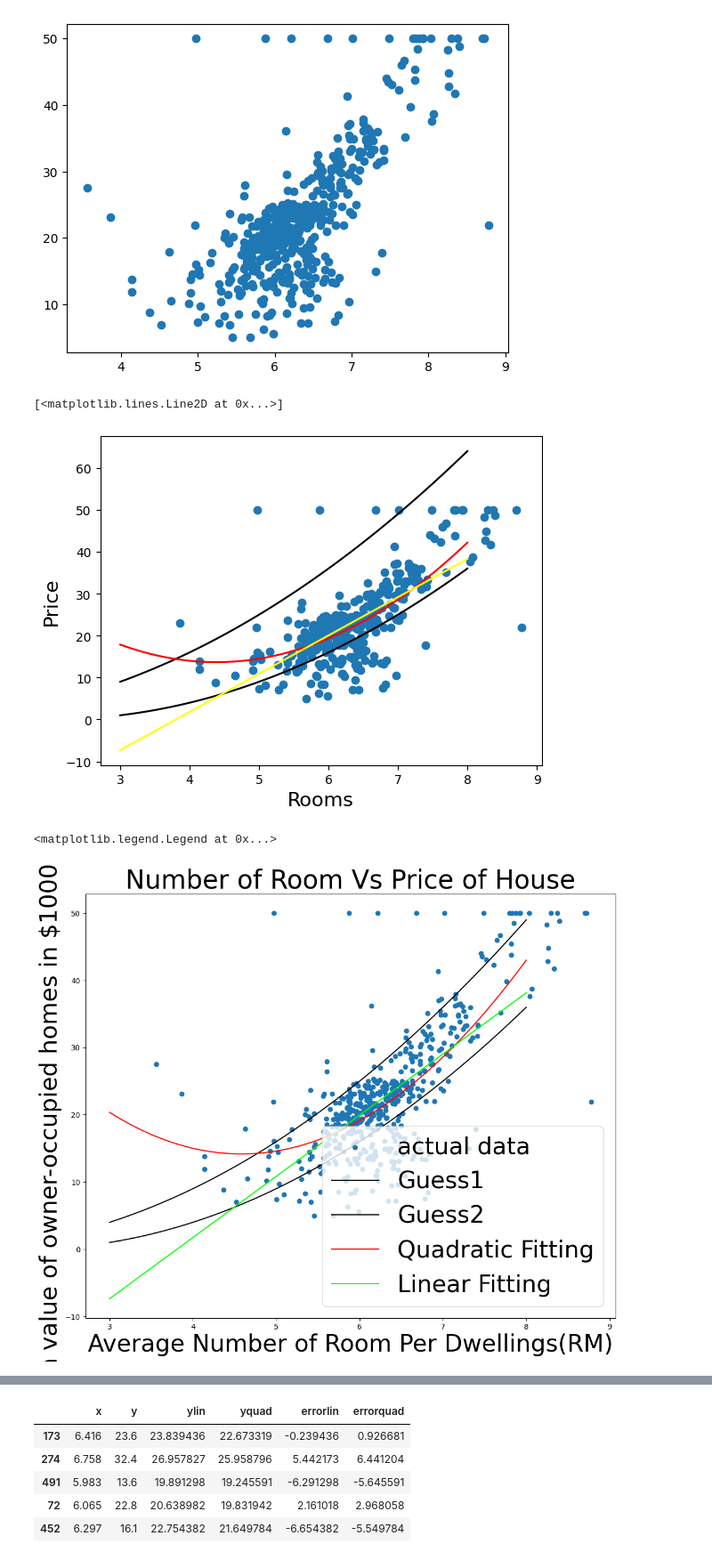
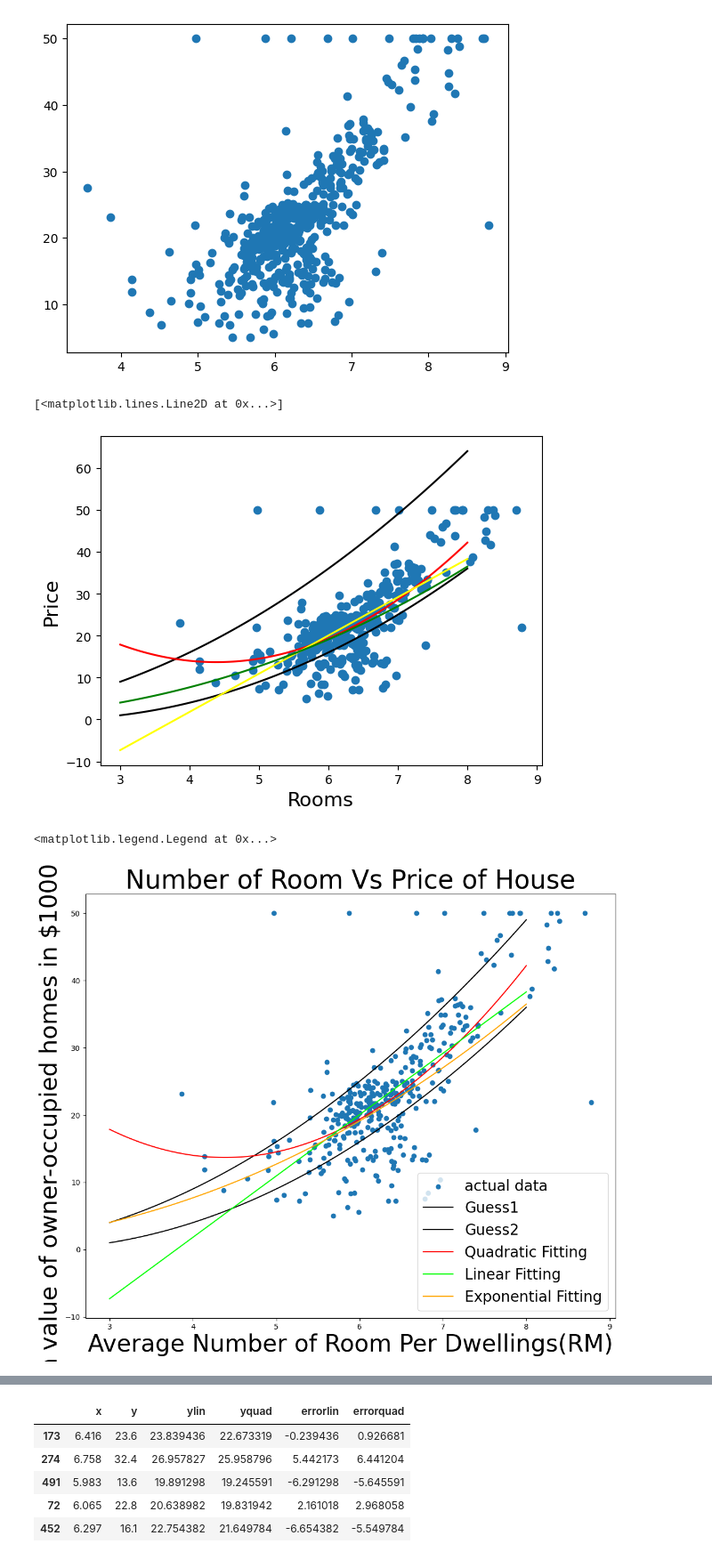
Before and after one commit to abiral-adhikari/mcsc-project, a Jupyter notebook: quatratic.ipynb, the cells around one changed output, grey strips where cells are left out. Shown at 89% size. Drawn from its saved outputs; the diff is of its cells as text; code cells hidden in the pictures.

```diff
--- a/quatratic.ipynb
+++ b/quatratic.ipynb
@@ -68,6 +72,10 @@ sumx4=data2['x4'].sum()
 sumy=data2['y'].sum()
 sumxy=data2['xy'].sum()
 sumx2y=data2['x2y'].sum()
+sumX=data2['X'].sum()
+sumY=data2['Y'].sum()
+sumXY=data2['XY'].sum()
+sumX2=data2['X2'].sum()
 n=data2['x'].count()
 # %%
 n
@@ -101,3 +111,9 @@ coff2=np.linalg.solve(A2,B2)
 coff2
 # %% [output]
 array([  9.1181022 , -34.66230744])
+# %%
+# Finding the cofficient of linearly transformed exponential regression
+A2=np.array([[n,sumX],[sumX,sumX2]])
+B2=np.array([sumY,sumXY])
+coff3=np.linalg.solve(A2,B2)
+coff3
@@ -104,3 +122,6 @@ array([  9.1181022 , -34.66230744])
+# %%
+a=np.exp(coff3[0])
+b=coff3[1]
 # %%
 plt.scatter(data['RM'],data['MEDV'])
 # %% [output]
@@ -116,6 +137,11 @@ def soln(x):
 def soln2(x):
     y=coff2[0]*x+coff2[1]
     return y
+# %%
+#Predicted Exponential Function
+def soln3(x):
+    y=a*(x**b)
+    return y
 # %%
 
 array=np.linspace(3,8,100)
@@ -126,24 +152,26 @@ plt.plot(array,np.vectorize(lambda x:((x)**2)/1)(array),'black')
 plt.plot(array,np.vectorize(lambda x:((x-2)**2)/1)(array),'black')
 plt.plot(array,np.vectorize(soln)(array),'r')
 plt.plot(array,np.vectorize(soln2)(array),'yellow')
+plt.plot(array,np.vectorize(soln3)(array),'green')
 # %% [output]
 [<matplotlib.lines.Line2D at 0x...>]
-[figure, old version]
+[figure, new version]
 # %%
 fig=plt.figure(figsize=(10,8))
 ax=fig.add_axes([0,0,1,1])
 ax.set_xlabel("Average Number of Room Per Dwellings(RM)",fontsize=32)
 ax.set_ylabel("Median value of owner-occupied homes in $1000'(MEDV)",fontsize=32)
 ax.set_title("Number of Room Vs Price of House",fontsize=35)
 ax.scatter(data2['x'],data2['y'],label="actual data")
 ax.plot(array,np.vectorize(lambda x:((x-1)**2))(array),'black',label="Guess1")
 ax.plot(array,np.vectorize(lambda x:((x-2)**2))(array),'black',label="Guess2")
 ax.plot(array,np.vectorize(soln)(array),'r',label="Quadratic Fitting")
 ax.plot(array,np.vectorize(soln2)(array),'lime',label="Linear Fitting")
-ax.legend(loc=4,fontsize=32)
+ax.plot(array,np.vectorize(soln3)(array),'orange',label="Exponential Fitting")
+ax.legend(loc=4,fontsize=20)
 # %% [output]
 <matplotlib.legend.Legend at 0x...>
-[figure, old version]
+[figure, new version]
 # %%
 data3['ylin']=data3['x'].apply(soln2)
 data3['yquad']=data3['x'].apply(soln)
```
Also changed, not shown: parts of 17 cells of this notebook.
